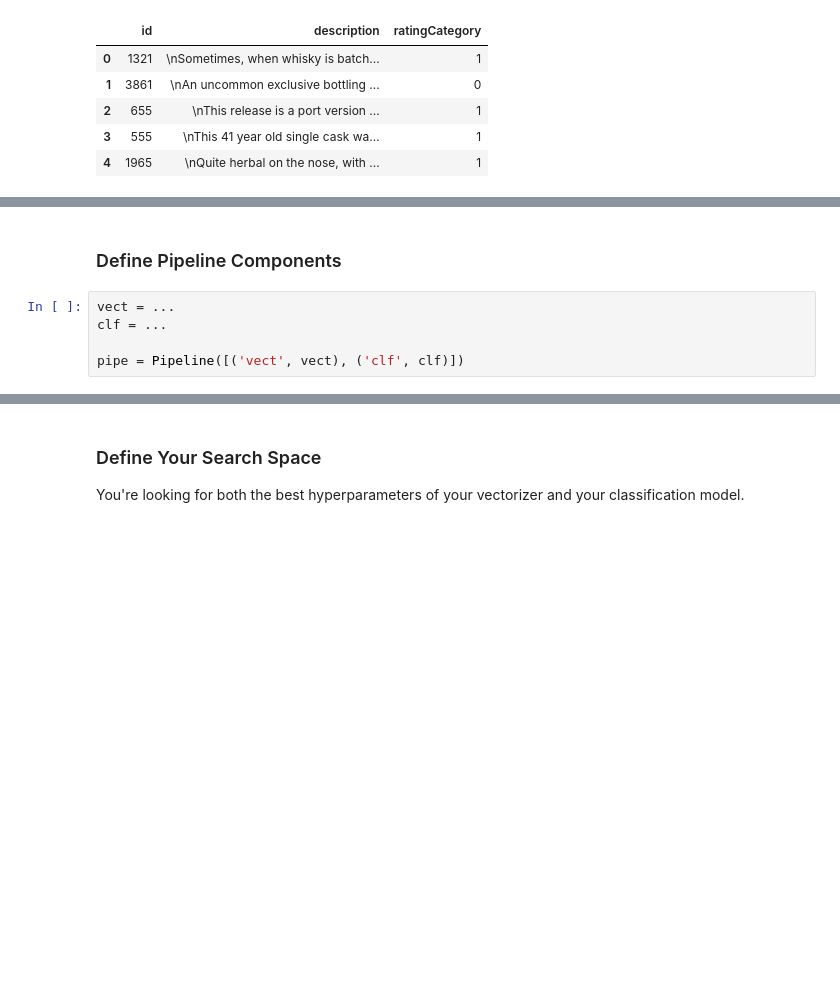
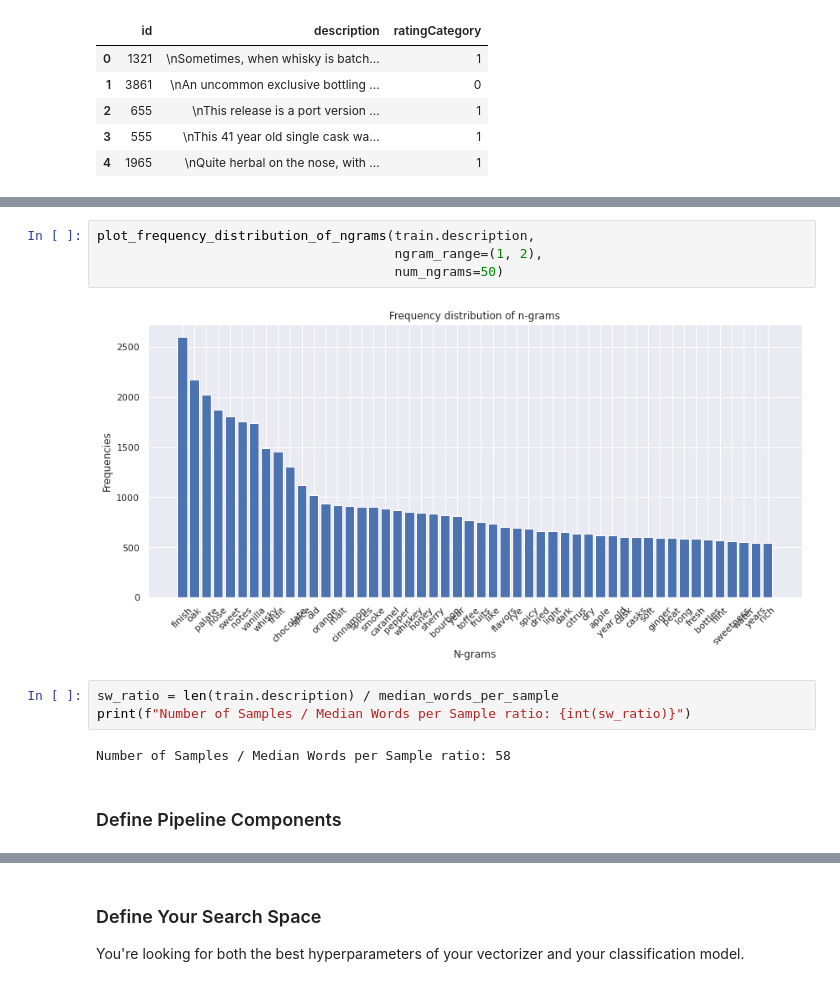
Before and after one commit to WhyseRabbit/DS-Unit-4-Sprint-1-NLP, a Jupyter notebook: module3-document-classification/LS_DS_413_Document_Classification_Assignment.ipynb, the cells around one changed output, grey strips where cells are left out. Cells and saved outputs as stored; diff of their text form; blank space fills up the shorter version.

```diff
--- a/module3-document-classification/LS_DS_413_Document_Classification_Assignment.ipynb
+++ b/module3-document-classification/LS_DS_413_Document_Classification_Assignment.ipynb
@@ -48,7 +76,13 @@ train.head()
+# %%
+plot_frequency_distribution_of_ngrams(train.description,
+                                      ngram_range=(1, 2),
+                                      num_ngrams=50)
+# %% [output]
+[figure, added]
+# %%
+sw_ratio = len(train.description) / median_words_per_sample
+print(f"Number of Samples / Median Words per Sample ratio: {int(sw_ratio)}")
+# %% [output]
+Number of Samples / Median Words per Sample ratio: 58
 # %% [markdown]
 ### Define Pipeline Components
-# %%
-vect = ...
-clf = ...
-
-pipe = Pipeline([('vect', vect), ('clf', clf)])
```
Also changed, not shown: parts of 12 cells of this notebook, 3 other files.
